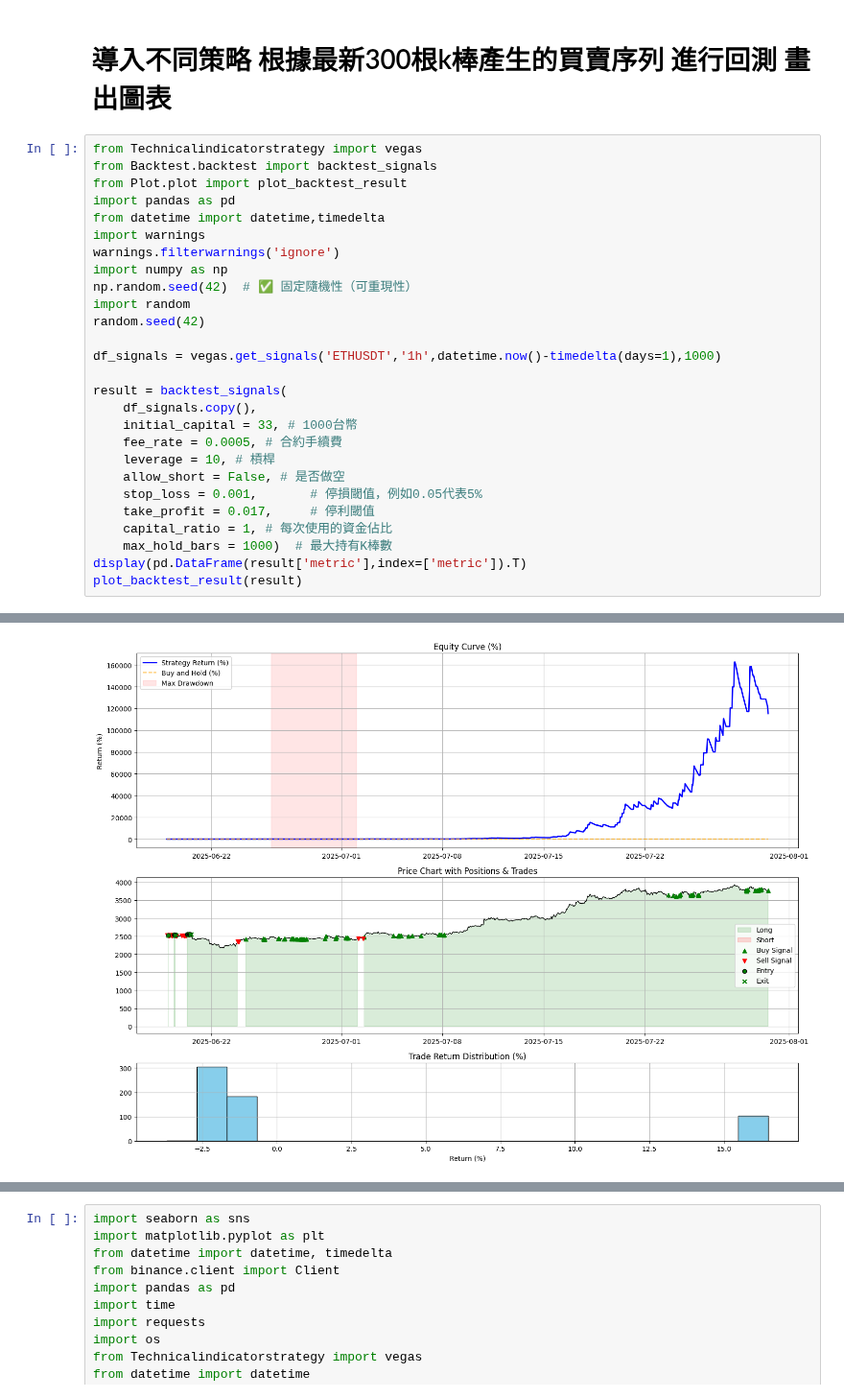
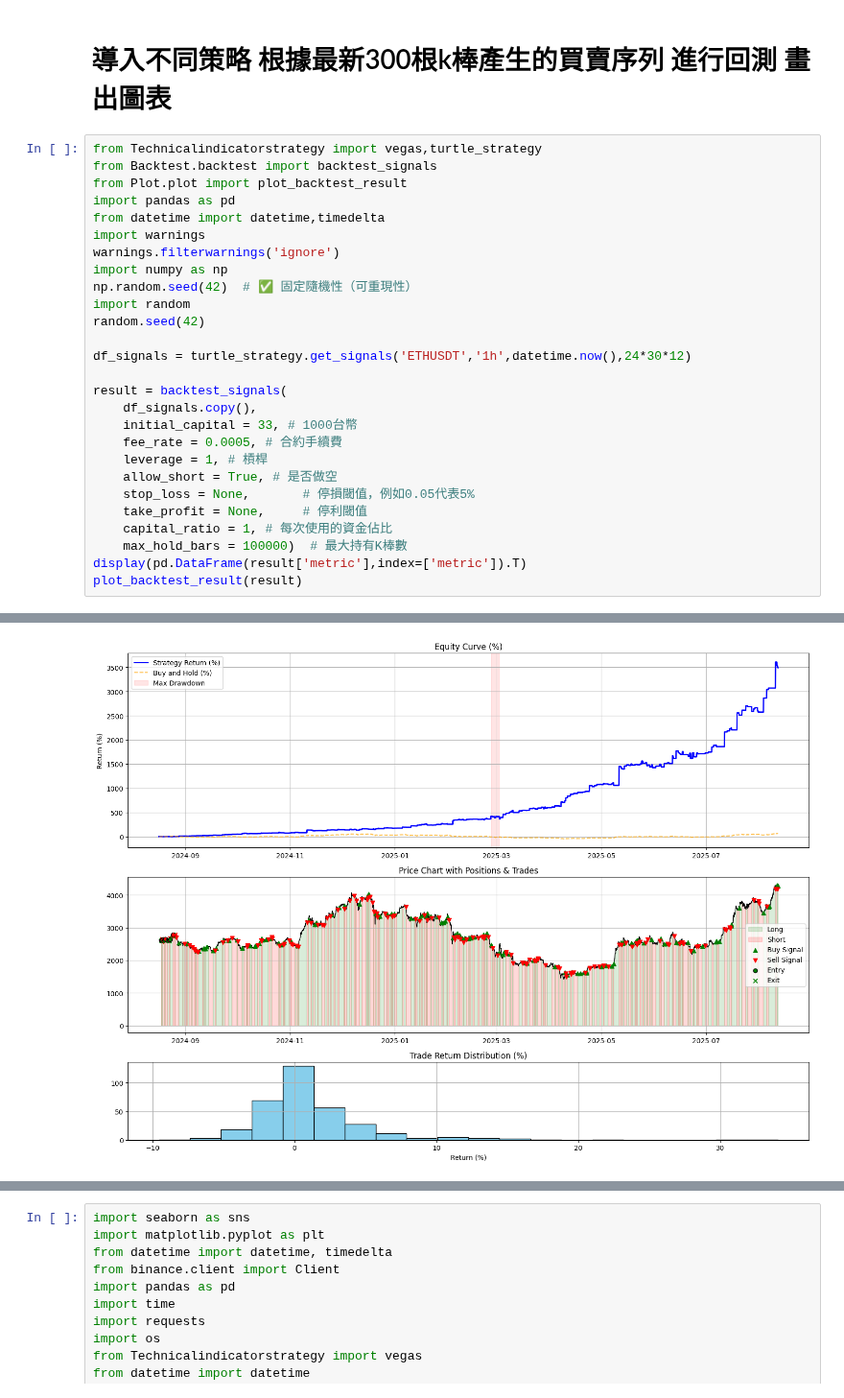
Before and after one commit to skywalker0803r/Vedanta, a Jupyter notebook: backtest_usage.ipynb, the cells around one changed output, grey strips where cells are left out. Shown at 96% size. Drawn from its saved outputs; the diff is of its cells as text.

```diff
--- a/backtest_usage.ipynb
+++ b/backtest_usage.ipynb
@@ -1,7 +1,7 @@
 # %% [markdown]
 # 導入不同策略 根據最新300根k棒產生的買賣序列 進行回測 畫出圖表
 # %%
-from Technicalindicatorstrategy import vegas
+from Technicalindicatorstrategy import vegas,turtle_strategy
 from Backtest.backtest import backtest_signals
 from Plot.plot import plot_backtest_result
 import pandas as pd
@@ -13,18 +13,18 @@ np.random.seed(42)  # ✅ 固定隨機性（可重現性）
 import random
 random.seed(42)
 
-df_signals = vegas.get_signals('ETHUSDT','1h',datetime.now()-timedelta(days=1),1000)
+df_signals = turtle_strategy.get_signals('ETHUSDT','1h',datetime.now(),24*30*12)
 
 result = backtest_signals(
     df_signals.copy(),
     initial_capital = 33, # 1000台幣
     fee_rate = 0.0005, # 合約手續費
-    leverage = 10, # 槓桿
-    allow_short = False, # 是否做空
-    stop_loss = 0.001,       # 停損閾值，例如0.05代表5%
-    take_profit = 0.017,     # 停利閾值
+    leverage = 1, # 槓桿
+    allow_short = True, # 是否做空
+    stop_loss = None,       # 停損閾值，例如0.05代表5%
+    take_profit = None,     # 停利閾值
     capital_ratio = 1, # 每次使用的資金佔比
-    max_hold_bars = 1000)  # 最大持有K棒數
+    max_hold_bars = 100000)  # 最大持有K棒數
 display(pd.DataFrame(result['metric'],index=['metric']).T)
 plot_backtest_result(result)
 # %% [output]
@@ -45 +45 @@ plot_backtest_result(result)
-[figure, old version]
+[figure, new version]
```
Also changed, not shown: parts of 3 cells of this notebook, 3 other files.
